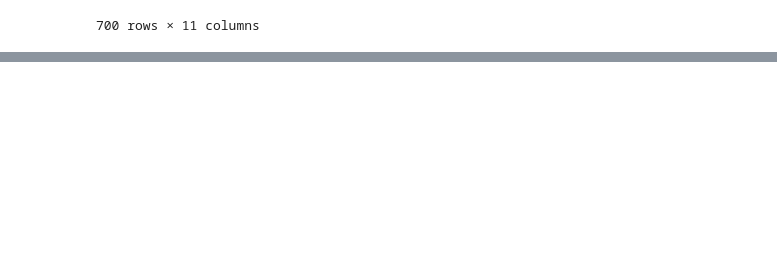
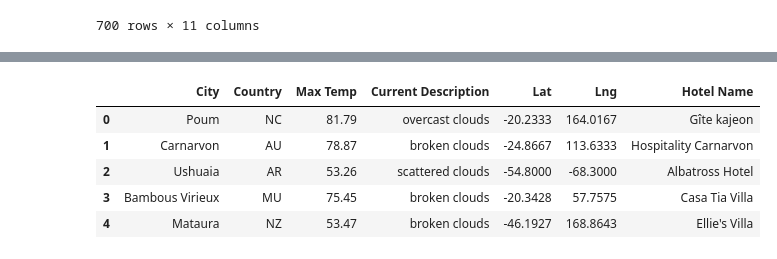
Before and after one commit to aimansaadfaisal/API_Challenge, a Jupyter notebook: Vacation_Search.ipynb, the cells around one changed output, grey strips where cells are left out. Saved outputs shown, nothing was run; the diff lists cells and outputs as text; code cells hidden in the pictures; blank space fills up the shorter version.

```diff
--- a/Vacation_Search.ipynb
+++ b/Vacation_Search.ipynb
@@ -38,2 +72,4 @@ city_data_df
 # %%
 # 4b. Drop any empty rows and create a new DataFrame that doesn’t have empty rows.
+clean_df = preferred_cities_df.dropna()
+clean_df
@@ -53,14 +115,25 @@ params = {
 }
 
 # 6b. Iterate through the hotel DataFrame.
+for index, row in hotel_df.iterrows():
 
     # 6c. Get latitude and longitude from DataFrame
+    lat = row["Lat"]
+    lng = row["Lng"]
+    params["location"] = f"{lat},{lng}"
 
 
     # 6d. Set up the base URL for the Google Directions API to get JSON data.
+    base_url = "https://maps.googleapis.com/maps/api/place/nearbysearch/json"
 
 
     # 6e. Make request and retrieve the JSON data from the search.
+    hotels = requests.get(base_url, params=params).json()
 
 
     # 6f. Get the first hotel from the results and store the name, if a hotel isn't found skip the city.
+    try:
+        hotel_df.loc[index, "Hotel Name"] = hotels["results"][0]["name"]
+
+    except (IndexError):
+        print("Hotel not found...Skipping.")
@@ -67,4 +162,13 @@ params = {
 # %%
 # 7. Drop the rows where there is no Hotel Name.
+clean_hotel_df = hotel_df.loc[(hotel_df["Hotel Name"]!='')]
+clean_hotel_df.head()
+# %% [output]
+|  | City | Country | Max Temp | Current Description | Lat | Lng | Hotel Name |
+| 0 | Poum | NC | 81.79 | overcast clouds | -20.2333 | 164.0167 | Gîte kajeon |
+| 1 | Carnarvon | AU | 78.87 | broken clouds | -24.8667 | 113.6333 | Hospitality Carnarvon |
+| 2 | Ushuaia | AR | 53.26 | scattered clouds | -54.8000 | -68.3000 | Albatross Hotel |
+| 3 | Bambous Virieux | MU | 75.45 | broken clouds | -20.3428 | 57.7575 | Casa Tia Villa |
+| 4 | Mataura | NZ | 53.47 | broken clouds | -46.1927 | 168.8643 | Ellie's Villa |
 # %%
 # 8a. Create the output File (CSV)
```
Also changed, not shown: parts of 9 cells of this notebook, 3 other files.
